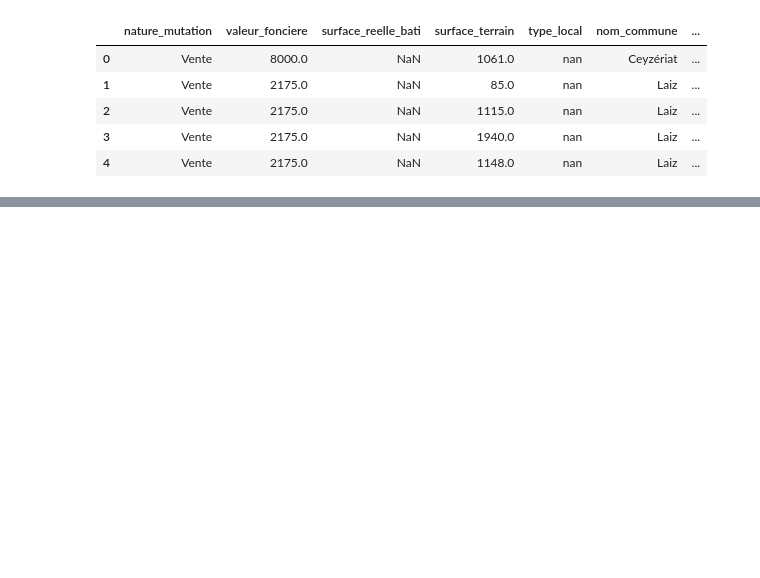
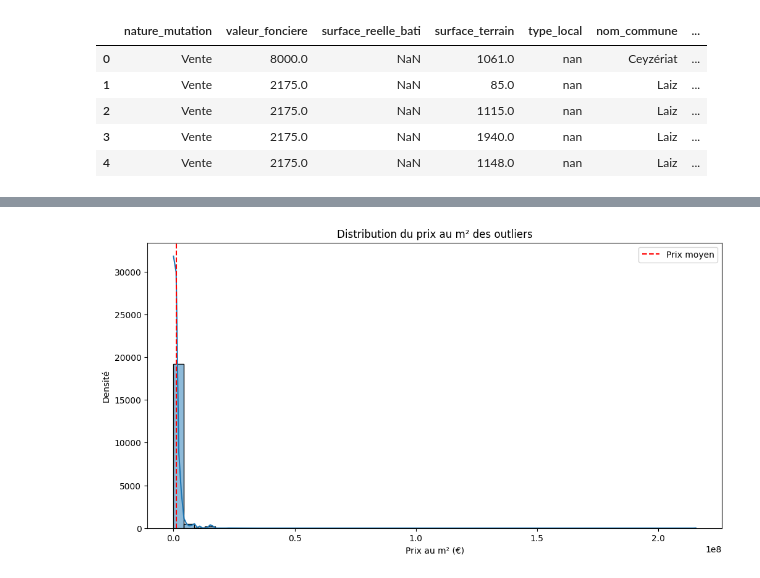
Before and after one commit to standemdem/compagnon-immobilier, a Jupyter notebook: notebooks/03_eda_full_2020.ipynb, the cells around one changed output, grey strips where cells are left out. Cells and saved outputs as stored; diff of their text form; code cells hidden in the pictures; blank space fills up the shorter version.

```diff
--- a/notebooks/03_eda_full_2020.ipynb
+++ b/notebooks/03_eda_full_2020.ipynb
@@ -367,0 +417,12 @@ df_vente.head()
+# %%
+# Visualisation du prix au m² des outliers
+plt.figure(figsize=(12, 6))
+sns.histplot(df_outliers["prix_m2"], bins=50, kde=True)
+plt.title("Distribution du prix au m² des outliers")
+plt.xlabel("Prix au m² (€)")
+plt.ylabel("Densité")
+plt.axvline(df_outliers["prix_m2"].mean(), color='red', linestyle='--', label='Prix moyen')
+plt.legend()
+plt.show()
+# %% [output]
+[figure, added]
```
Also changed, not shown: parts of 11 cells of this notebook.
